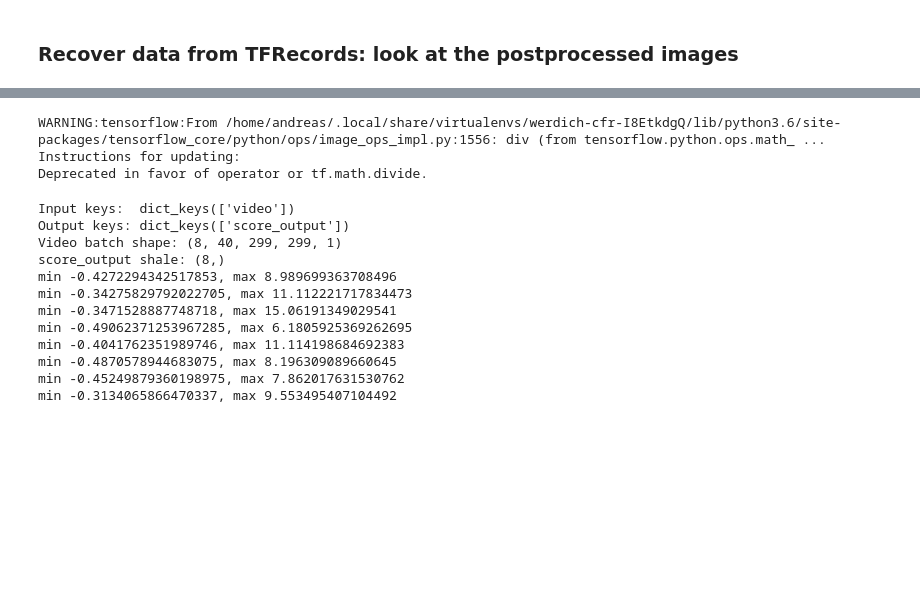
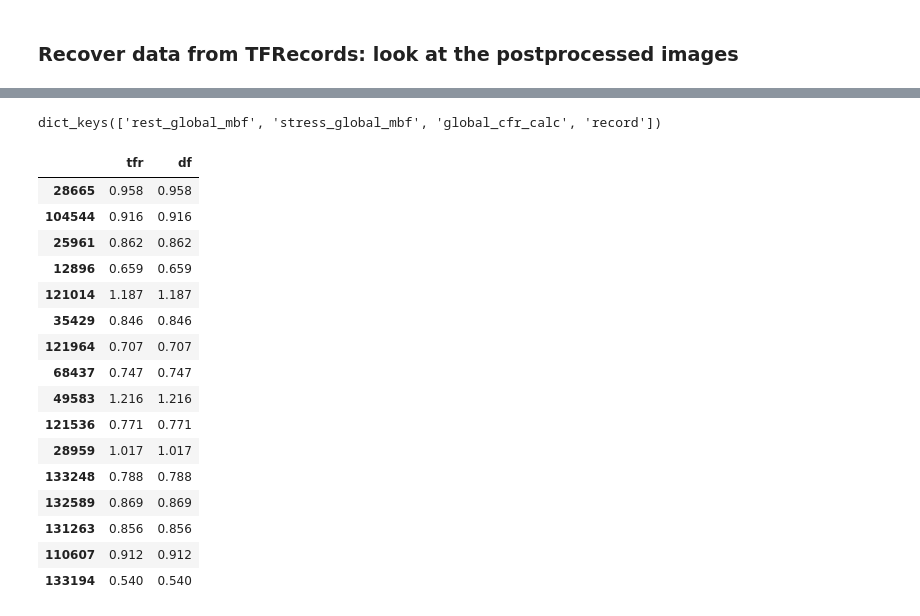
Before and after one commit to awerdich/werdich-cfr, a Jupyter notebook: notebooks/tfr_images.ipynb, the cells around one changed output, grey strips where cells are left out. Drawn from its saved outputs; the diff is of its cells as text; code cells hidden in the pictures; blank space fills up the shorter version.

```diff
--- a/notebooks/tfr_images.ipynb
+++ b/notebooks/tfr_images.ipynb
@@ -257,43 +88,0 @@ def process_image(image, shape):
-# %%
-dataset = tf.data.TFRecordDataset([tfr_file])
-
-# Parse records
-dataset = dataset.map(map_func=parse,
-                      num_parallel_calls=tf.data.experimental.AUTOTUNE).\
-    cache().prefetch(tf.data.experimental.AUTOTUNE)
-
-# Batch it up
-dataset = dataset.batch(batch_size, drop_remainder=False)
-
-# Prefetch
-dataset = dataset.prefetch(buffer_size=tf.data.experimental.AUTOTUNE)
-# %% [output]
-WARNING:tensorflow:From /home/andreas/.local/share/virtualenvs/werdich-cfr-I8EtkdgQ/lib/python3.6/site-packages/tensorflow_core/python/ops/image_ops_impl.py:1556: div (from tensorflow.python.ops.math_ ...
-Instructions for updating:
-Deprecated in favor of operator or tf.math.divide.
-# %%
-for out in dataset.take(1):
-    output = out
-
-# Output batch is a list of dictionaries [INPUT, OUTPUT]:
-print('Input keys: ', output[0].keys())
-print('Output keys:', output[1].keys())
-image_batch = output[0]['video'].numpy()
-print('Video batch shape:', image_batch.shape)
-score_batch = output[1]['score_output'].numpy()
-print('score_output shale:', score_batch.shape)
-for image in image_batch:
-    print('min {}, max {}'.format(np.amin(image), np.amax(image)))
-# %% [output]
-Input keys:  dict_keys(['video'])
-Output keys: dict_keys(['score_output'])
-Video batch shape: (8, 40, 299, 299, 1)
-score_output shale: (8,)
-min -0.4272294342517853, max 8.989699363708496
-min -0.34275829792022705, max 11.112221717834473
-min -0.3471528887748718, max 15.06191349029541
-min -0.49062371253967285, max 6.1805925369262695
-min -0.4041762351989746, max 11.114198684692383
-min -0.4870578944683075, max 8.196309089660645
-min -0.45249879360198975, max 7.862017631530762
-min -0.3134065866470337, max 9.553495407104492
@@ -300 +110,27 @@ min -0.3134065866470337, max 9.553495407104492
+# %%
+# Labels
+label_batch = output[1]
+print(label_batch.keys())
+label_name = 'rest_global_mbf'
+label_list = label_batch[label_name].numpy()
+pd.DataFrame({'tfr': label_list, 'df': df[label_name].iloc[:batch_size]})
+# %% [output]
+dict_keys(['rest_global_mbf', 'stress_global_mbf', 'global_cfr_calc', 'record'])
+|  | tfr | df |
+| 28665 | 0.958 | 0.958 |
+| 104544 | 0.916 | 0.916 |
+| 25961 | 0.862 | 0.862 |
+| 12896 | 0.659 | 0.659 |
+| 121014 | 1.187 | 1.187 |
+| 35429 | 0.846 | 0.846 |
+| 121964 | 0.707 | 0.707 |
+| 68437 | 0.747 | 0.747 |
+| 49583 | 1.216 | 1.216 |
+| 121536 | 0.771 | 0.771 |
+| 28959 | 1.017 | 1.017 |
+| 133248 | 0.788 | 0.788 |
+| 132589 | 0.869 | 0.869 |
+| 131263 | 0.856 | 0.856 |
+| 110607 | 0.912 | 0.912 |
+| 133194 | 0.540 | 0.540 |
 # %%
```
Also changed, not shown: parts of 19 cells of this notebook, 12 other files.
